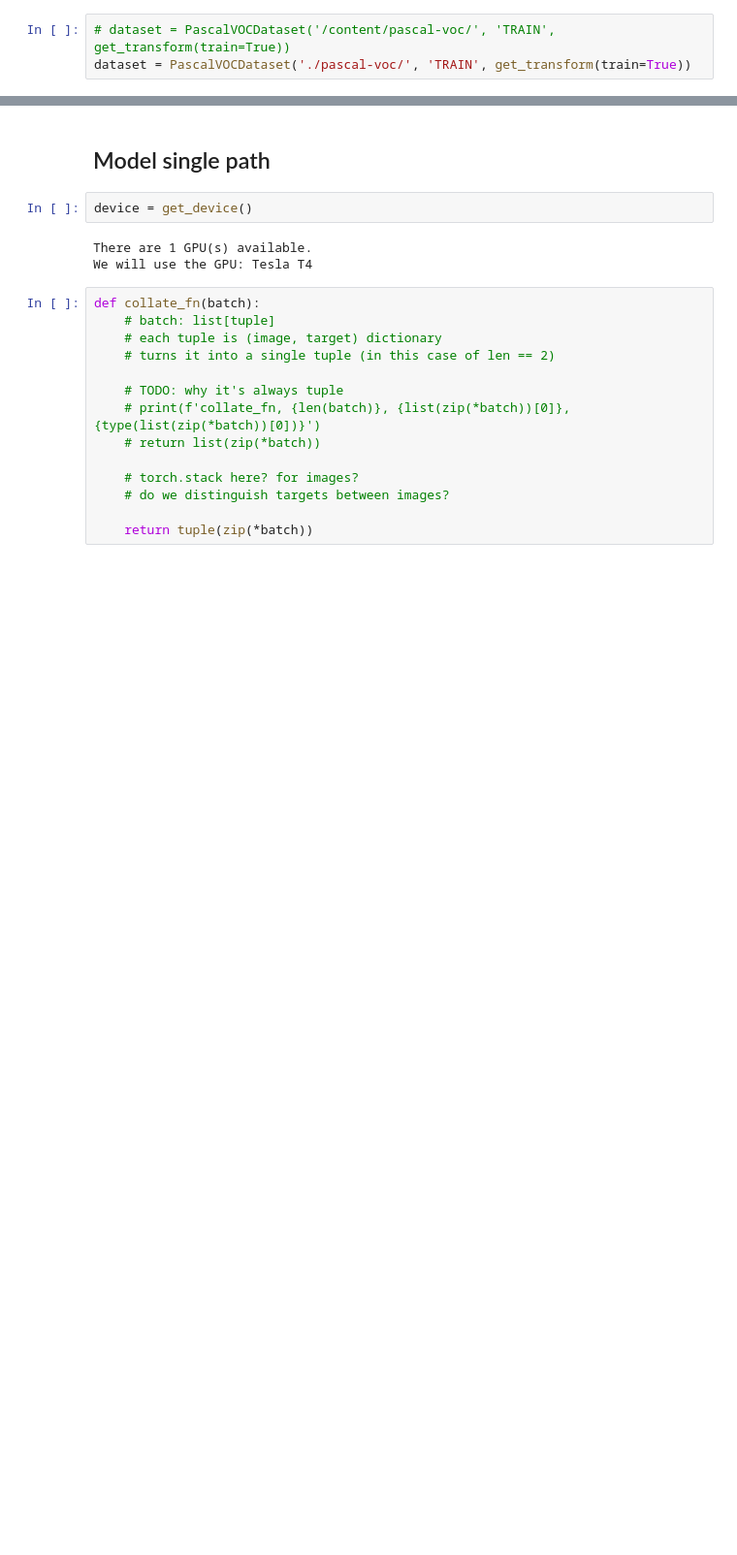
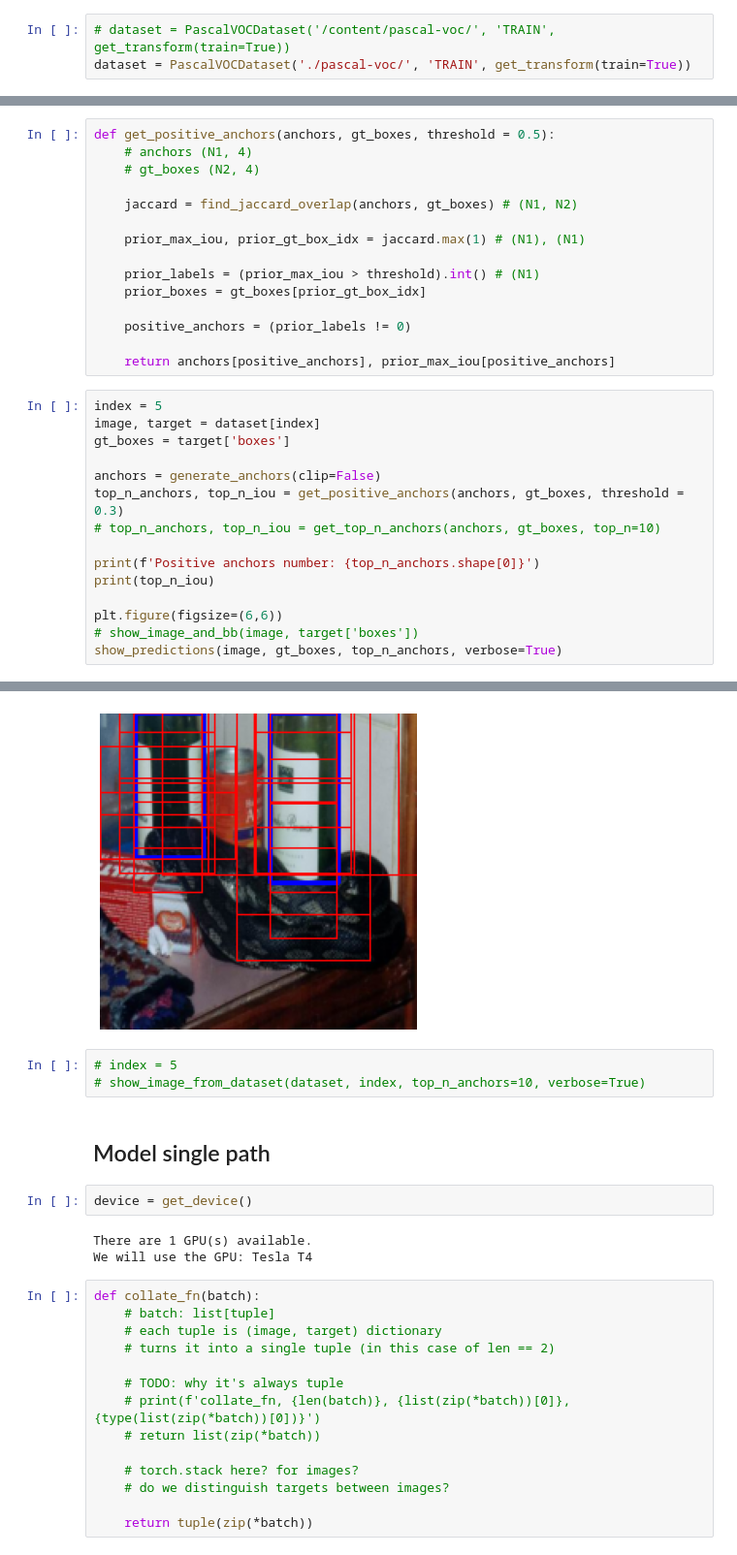
Before and after one commit to MIchaelKa/detection-tutorial, a Jupyter notebook: detection-tutorial.ipynb, the cells around one changed output, grey strips where cells are left out. Shown at 97% size. Saved outputs shown, nothing was run; the diff lists cells and outputs as text; blank space fills up the shorter version.

```diff
--- a/detection-tutorial.ipynb
+++ b/detection-tutorial.ipynb
@@ -180,0 +206,31 @@ Shape: (200, 200, 3)
+# %%
+def get_positive_anchors(anchors, gt_boxes, threshold = 0.5):
+    # anchors (N1, 4)
+    # gt_boxes (N2, 4)
+
+    jaccard = find_jaccard_overlap(anchors, gt_boxes) # (N1, N2)
+
+    prior_max_iou, prior_gt_box_idx = jaccard.max(1) # (N1), (N1)
+
+    prior_labels = (prior_max_iou > threshold).int() # (N1)
+    prior_boxes = gt_boxes[prior_gt_box_idx]
+
+    positive_anchors = (prior_labels != 0)
+
+    return anchors[positive_anchors], prior_max_iou[positive_anchors]
+# %%
+index = 5
+image, target = dataset[index]
+gt_boxes = target['boxes']
+
+anchors = generate_anchors(clip=False)
+top_n_anchors, top_n_iou = get_positive_anchors(anchors, gt_boxes, threshold = 0.3)
+# top_n_anchors, top_n_iou = get_top_n_anchors(anchors, gt_boxes, top_n=10)
+
+print(f'Positive anchors number: {top_n_anchors.shape[0]}')
+print(top_n_iou)
+
+plt.figure(figsize=(6,6))
+# show_image_and_bb(image, target['boxes'])
+show_predictions(image, gt_boxes, top_n_anchors, verbose=True)
+# %% [output]
@@ -181,3 +254,7 @@ Shape: (200, 200, 3)
+[figure, added]
+# %%
+# index = 5
+# show_image_from_dataset(dataset, index, top_n_anchors=10, verbose=True)
 # %% [markdown]
 ## Model single path
 # %%
```
Also changed, not shown: parts of 36 cells of this notebook, 6 other files.
